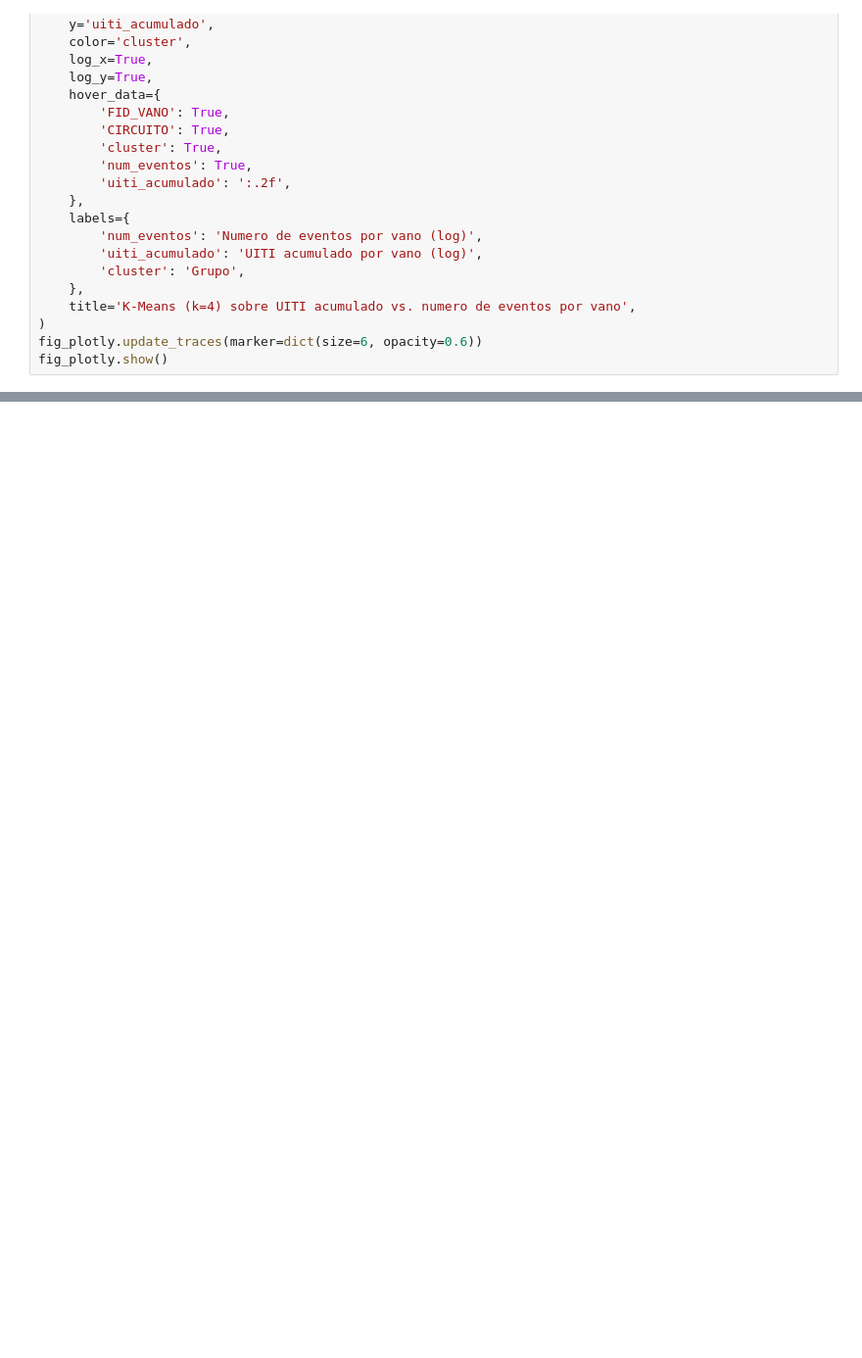
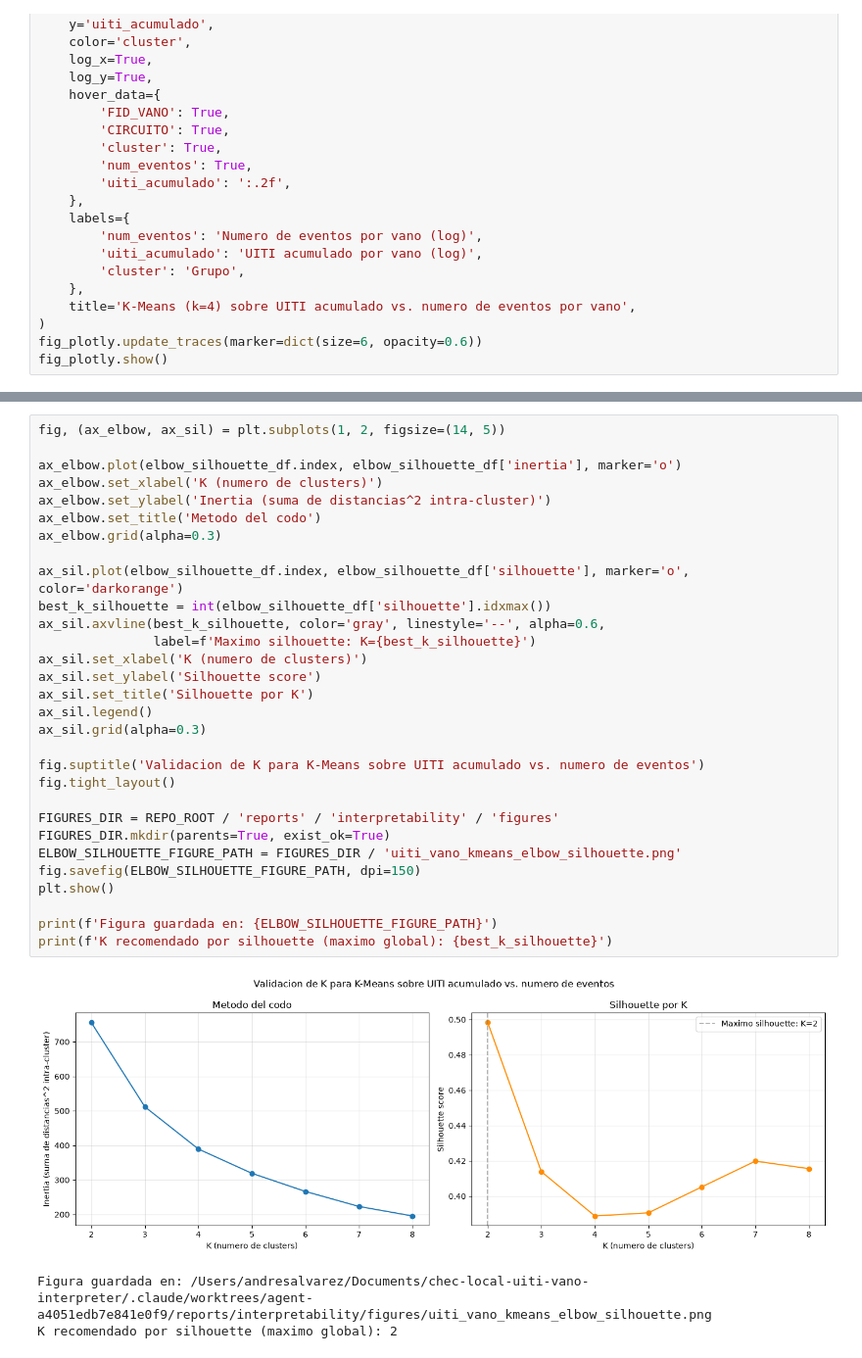
Before and after one commit to amalvarezme/chec-local-uiti-vano-interpreter, a Jupyter notebook: notebooks/project_flow/10_uiti_vano_kmeans.ipynb, the cells around one changed output, grey strips where cells are left out. Shown at 98% size. Saved outputs shown, nothing was run; the diff lists cells and outputs as text; blank space fills up the shorter version.

```diff
--- a/notebooks/project_flow/10_uiti_vano_kmeans.ipynb
+++ b/notebooks/project_flow/10_uiti_vano_kmeans.ipynb
@@ -214,0 +237,34 @@ fig_plotly.show()
+# %%
+fig, (ax_elbow, ax_sil) = plt.subplots(1, 2, figsize=(14, 5))
+
+ax_elbow.plot(elbow_silhouette_df.index, elbow_silhouette_df['inertia'], marker='o')
+ax_elbow.set_xlabel('K (numero de clusters)')
+ax_elbow.set_ylabel('Inertia (suma de distancias^2 intra-cluster)')
+ax_elbow.set_title('Metodo del codo')
+ax_elbow.grid(alpha=0.3)
+
+ax_sil.plot(elbow_silhouette_df.index, elbow_silhouette_df['silhouette'], marker='o', color='darkorange')
+best_k_silhouette = int(elbow_silhouette_df['silhouette'].idxmax())
+ax_sil.axvline(best_k_silhouette, color='gray', linestyle='--', alpha=0.6,
+               label=f'Maximo silhouette: K={best_k_silhouette}')
+ax_sil.set_xlabel('K (numero de clusters)')
+ax_sil.set_ylabel('Silhouette score')
+ax_sil.set_title('Silhouette por K')
+ax_sil.legend()
+ax_sil.grid(alpha=0.3)
+
+fig.suptitle('Validacion de K para K-Means sobre UITI acumulado vs. numero de eventos')
+fig.tight_layout()
+
+FIGURES_DIR = REPO_ROOT / 'reports' / 'interpretability' / 'figures'
+FIGURES_DIR.mkdir(parents=True, exist_ok=True)
+ELBOW_SILHOUETTE_FIGURE_PATH = FIGURES_DIR / 'uiti_vano_kmeans_elbow_silhouette.png'
+fig.savefig(ELBOW_SILHOUETTE_FIGURE_PATH, dpi=150)
+plt.show()
+
+print(f'Figura guardada en: {ELBOW_SILHOUETTE_FIGURE_PATH}')
+print(f'K recomendado por silhouette (maximo global): {best_k_silhouette}')
+# %% [output]
+[figure, added]
+Figura guardada en: /Users/andresalvarez/Documents/chec-local-uiti-vano-interpreter/.claude/worktrees/agent-a4051edb7e841e0f9/reports/interpretability/figures/uiti_vano_kmeans_elbow_silhouette.png
+K recomendado por silhouette (maximo global): 2
```
Also changed, not shown: parts of 5 cells of this notebook, 15 other files.
